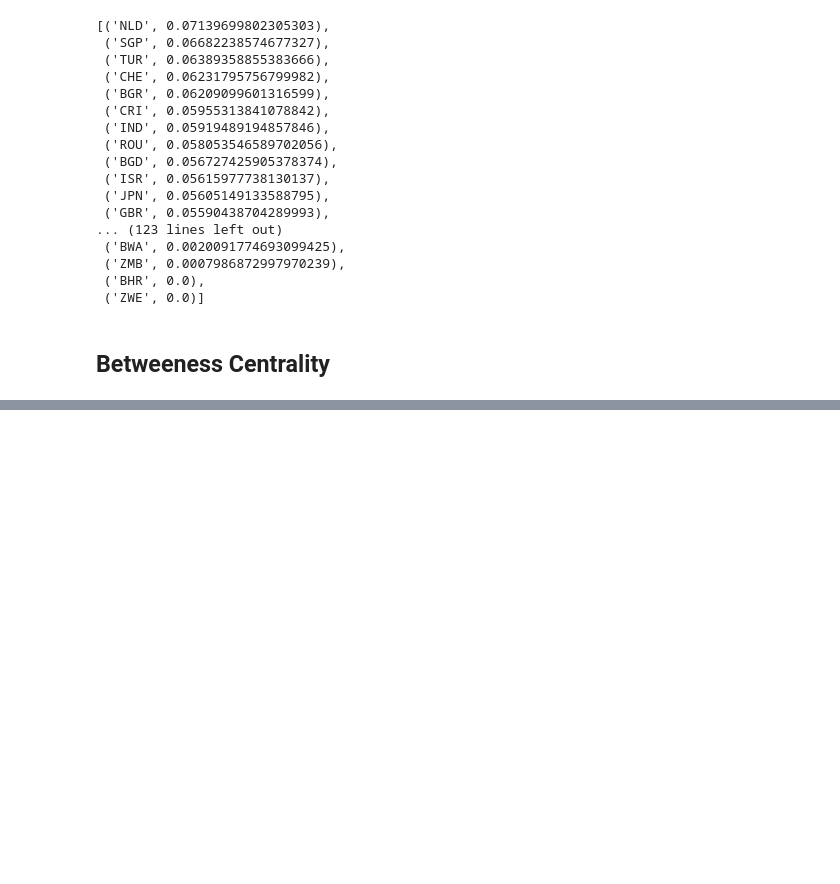
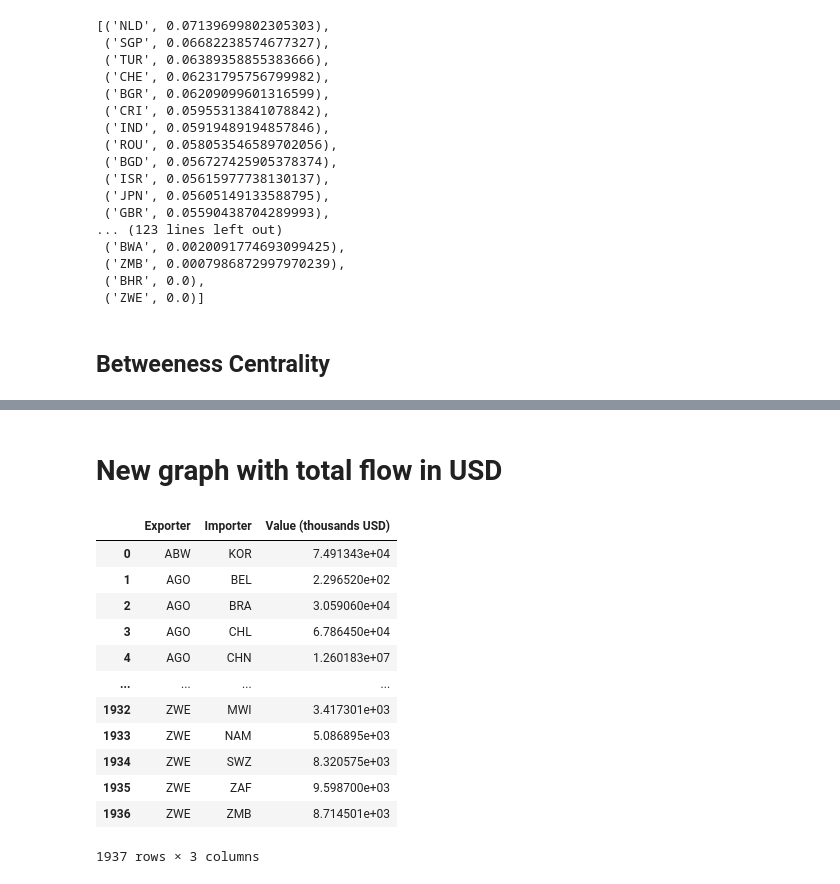
Before and after one commit to HumidBore/Social-Network-Analysis, a Jupyter notebook: SocialNetworkAnalysis.ipynb, the cells around one changed output, grey strips where cells are left out. Drawn from its saved outputs; the diff is of its cells as text; code cells hidden in the pictures; blank space fills up the shorter version.

```diff
--- a/SocialNetworkAnalysis.ipynb
+++ b/SocialNetworkAnalysis.ipynb
@@ -163,0 +243,19 @@ sorted(nx.betweenness_centrality(G_coal, weight="inverse_weights").items(), key=
+# %% [markdown]
+# New graph with total flow in USD
+# %%
+df_total = df.groupby(['Exporter','Importer'])['Value (thousands USD)'].sum().reset_index()
+df_total
+# %% [output]
+|  | Exporter | Importer | Value (thousands USD) |
+| 0 | ABW | KOR | 7.491343e+04 |
+| 1 | AGO | BEL | 2.296520e+02 |
+| 2 | AGO | BRA | 3.059060e+04 |
+| 3 | AGO | CHL | 6.786450e+04 |
+| 4 | AGO | CHN | 1.260183e+07 |
+| ... | ... | ... | ... |
+| 1932 | ZWE | MWI | 3.417301e+03 |
+| 1933 | ZWE | NAM | 5.086895e+03 |
+| 1934 | ZWE | SWZ | 8.320575e+03 |
+| 1935 | ZWE | ZAF | 9.598700e+03 |
+| 1936 | ZWE | ZMB | 8.714501e+03 |
+1937 rows × 3 columns
```
Also changed, not shown: parts of 19 cells of this notebook.
